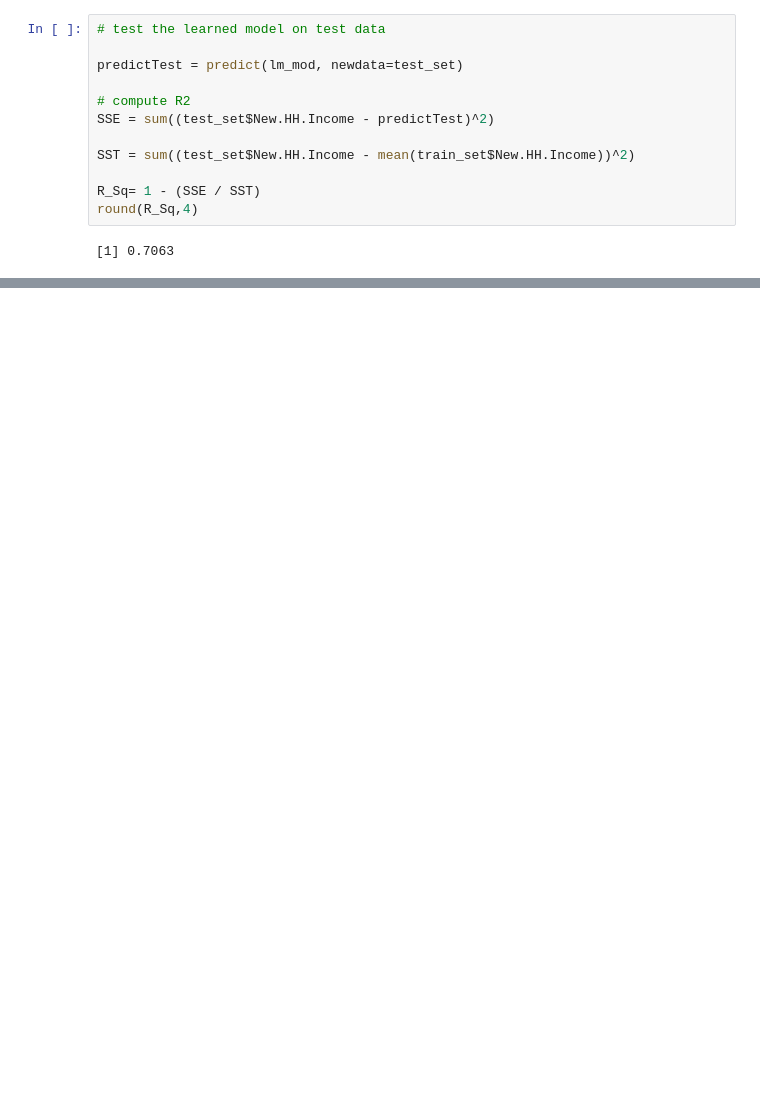
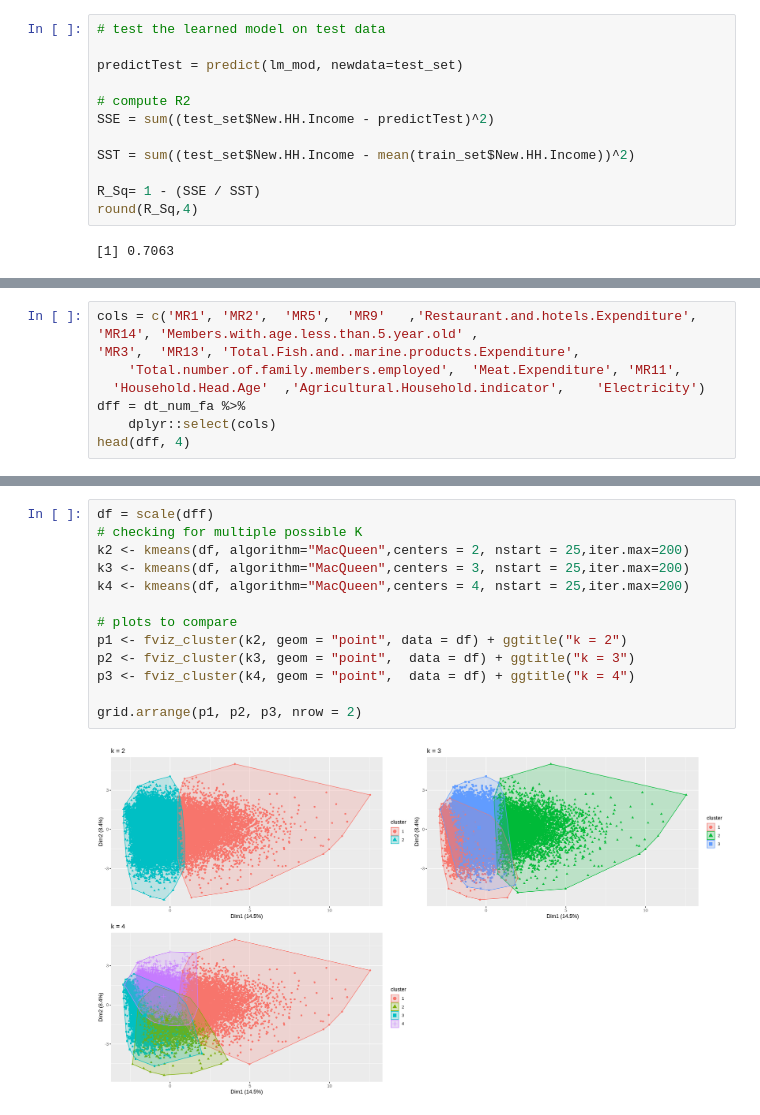
Before and after one commit to prakashsukhwal/Financial-Analytics-GARCH-Factor-Analysis-and-RNN-Models-, a Jupyter notebook: FA_sol_R_translation.ipynb, the cells around one changed output, grey strips where cells are left out. Saved outputs shown, nothing was run; the diff lists cells and outputs as text; blank space fills up the shorter version.

```diff
--- a/FA_sol_R_translation.ipynb
+++ b/FA_sol_R_translation.ipynb
@@ -532,0 +590,8 @@ geom_line(aes(x =1:nrow(sorted_income) ,y = old.Income, colour = 'orange'), lwd=
+# %%
+cols = c('MR1',	'MR2',	'MR5',	'MR9'	,'Restaurant.and.hotels.Expenditure',	'MR14',	'Members.with.age.less.than.5.year.old'	,
+'MR3',	'MR13',	'Total.Fish.and..marine.products.Expenditure',
+	'Total.number.of.family.members.employed',	'Meat.Expenditure',	'MR11',
+  'Household.Head.Age'	,'Agricultural.Household.indicator',	'Electricity')
+dff = dt_num_fa %>%
+    dplyr::select(cols)
+head(dff, 4)
@@ -532,0 +606,15 @@ geom_line(aes(x =1:nrow(sorted_income) ,y = old.Income, colour = 'orange'), lwd=
+# %%
+df = scale(dff)
+# checking for multiple possible K
+k2 <- kmeans(df, algorithm="MacQueen",centers = 2, nstart = 25,iter.max=200)
+k3 <- kmeans(df, algorithm="MacQueen",centers = 3, nstart = 25,iter.max=200)
+k4 <- kmeans(df, algorithm="MacQueen",centers = 4, nstart = 25,iter.max=200)
+
+# plots to compare
+p1 <- fviz_cluster(k2, geom = "point", data = df) + ggtitle("k = 2")
+p2 <- fviz_cluster(k3, geom = "point",  data = df) + ggtitle("k = 3")
+p3 <- fviz_cluster(k4, geom = "point",  data = df) + ggtitle("k = 4")
+
+grid.arrange(p1, p2, p3, nrow = 2)
+# %% [output]
+[figure, added]
```
Also changed, not shown: parts of 12 cells of this notebook.
